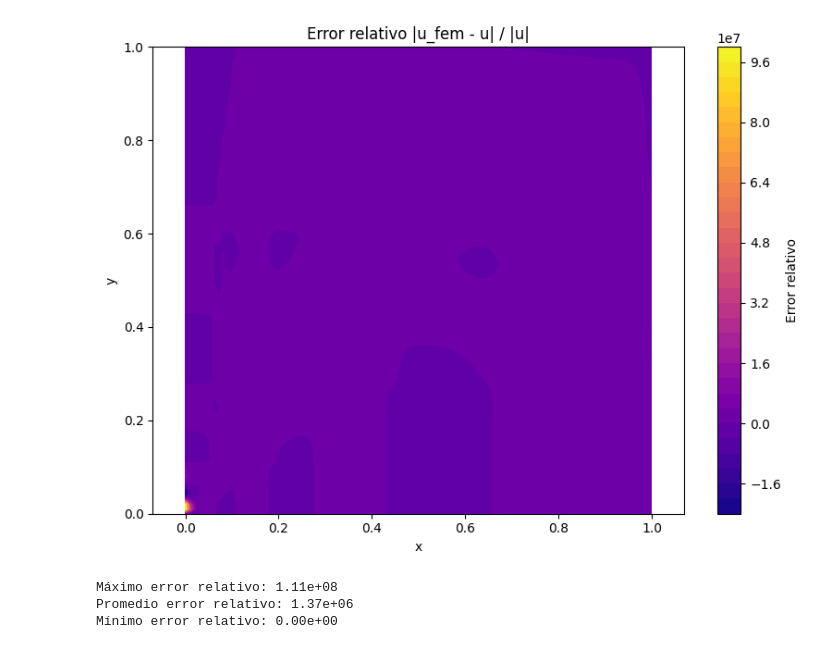
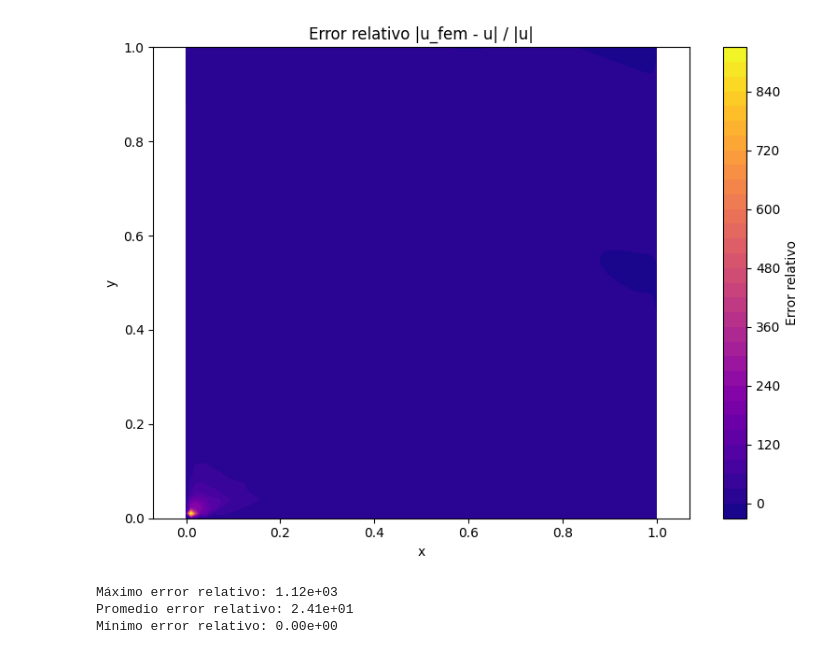
Before and after one commit to berckanala/01-Finite-Element, a Jupyter notebook: T4/LST/Final_HW.ipynb, the cells around one changed output. Drawn from its saved outputs; the diff is of its cells as text; code cells hidden in the pictures.

```diff
--- a/T4/LST/Final_HW.ipynb
+++ b/T4/LST/Final_HW.ipynb
@@ -16,5 +16,5 @@ from solve import Solve
 from functions import matrix_extract,  get_nodes_from_physical_id, get_line_load_global_vector, matrix_replace
 # %%
 input_file = "T4.geo"
-output_file = "mallas/malla_CST.msh"
-titulo = "Caso CST"
+output_file = "mallas/malla_LST.msh"
+titulo = "Caso LST"
@@ -51,8 +104,5 @@ for node in nodes:
 # %%
-
-#Ahora debo calcular la solucion u
-alpha = 6
-
+alpha = 3
 for node in nodes:
     node.solve_u(alpha)
 # %%
@@ -106,0 +134,12 @@ plot_u_field(nodes, elements, use_attr="u", mode="colormap")
+# %%
+# Verificación nodos libres y Dirichlet
+free_nodes = [node.id for node in nodes if not node.boundary_label]
+print(f"Nodos libres: {len(free_nodes)} → {free_nodes}")
+
+dirichlet_nodes = []
+for node in nodes:
+    if hasattr(node, "boundary_label") and any("Dirichlet" in label for label in node.boundary_label):
+        dirichlet_nodes.append((node.id, node.x, node.y, node.u))
+print(f"🧱 Total Dirichlet nodes: {len(dirichlet_nodes)}")
+for nid, x, y, u in dirichlet_nodes:
+    print(f"Nodo {nid} → ({x:.3f}, {y:.3f}) → u = {u}")
@@ -135,7 +210,7 @@ def plot_relative_error(nodes, elements, mode="colormap"):
 
     # Conectividad de elementos
     triangles = np.array([[nid - 1 for nid in elem.node_ids] for elem in elements])
-    tri = Triangulation(x, y, triangles)
+    #tri = Triangulation(x, y, triangles)
 
     if mode == "colormap":
         # Interpolación sobre malla regular
@@ -164,9 +239,9 @@ def plot_relative_error(nodes, elements, mode="colormap"):
     print(f"Mínimo error relativo: {np.min(error_rel):.2e}")
 # %%
 # Visualizar el error relativo
-plot_relative_error(nodes, elements, mode="colormap")
+plot_relative_error(nodes, lst_elements, mode="colormap")
 # %% [output]
-[figure, old version]
+[figure, new version]
-Máximo error relativo: 1.11e+08
-Promedio error relativo: 1.37e+06
+Máximo error relativo: 1.12e+03
+Promedio error relativo: 2.41e+01
 Mínimo error relativo: 0.00e+00
```
Also changed, not shown: parts of 8 cells of this notebook, 16 other files.
